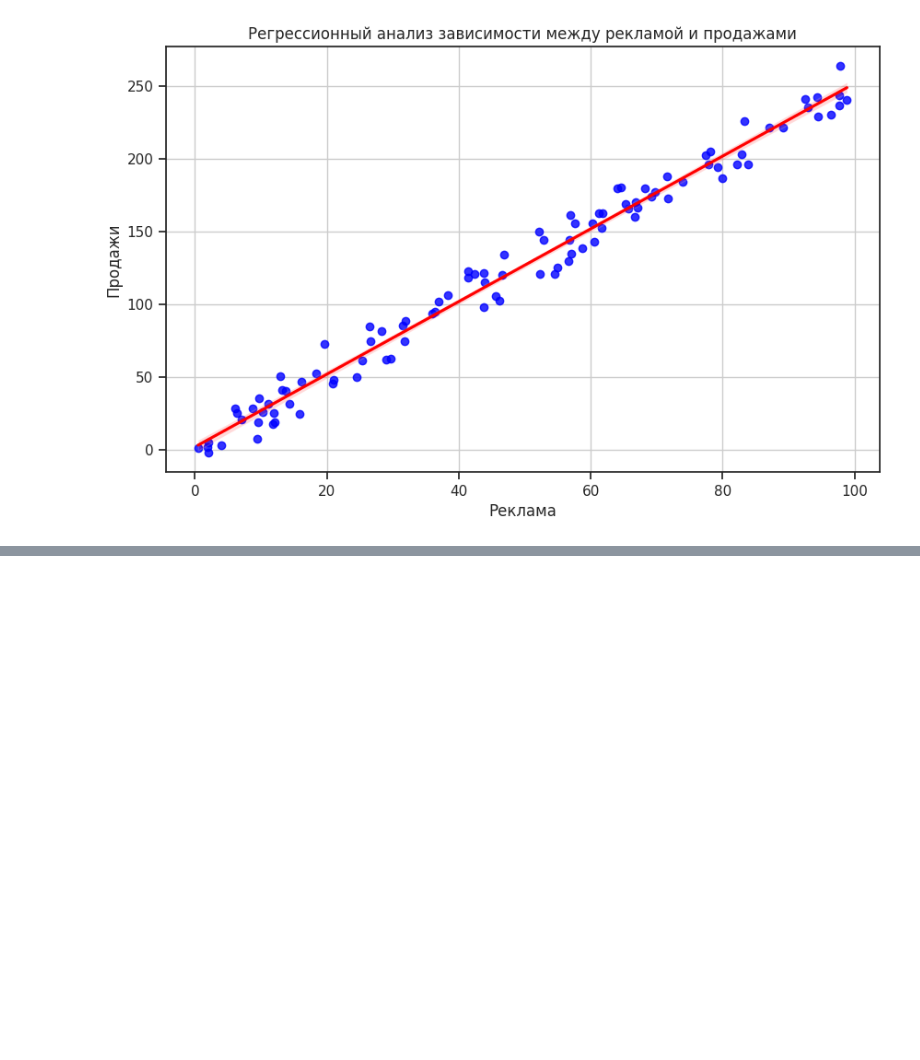
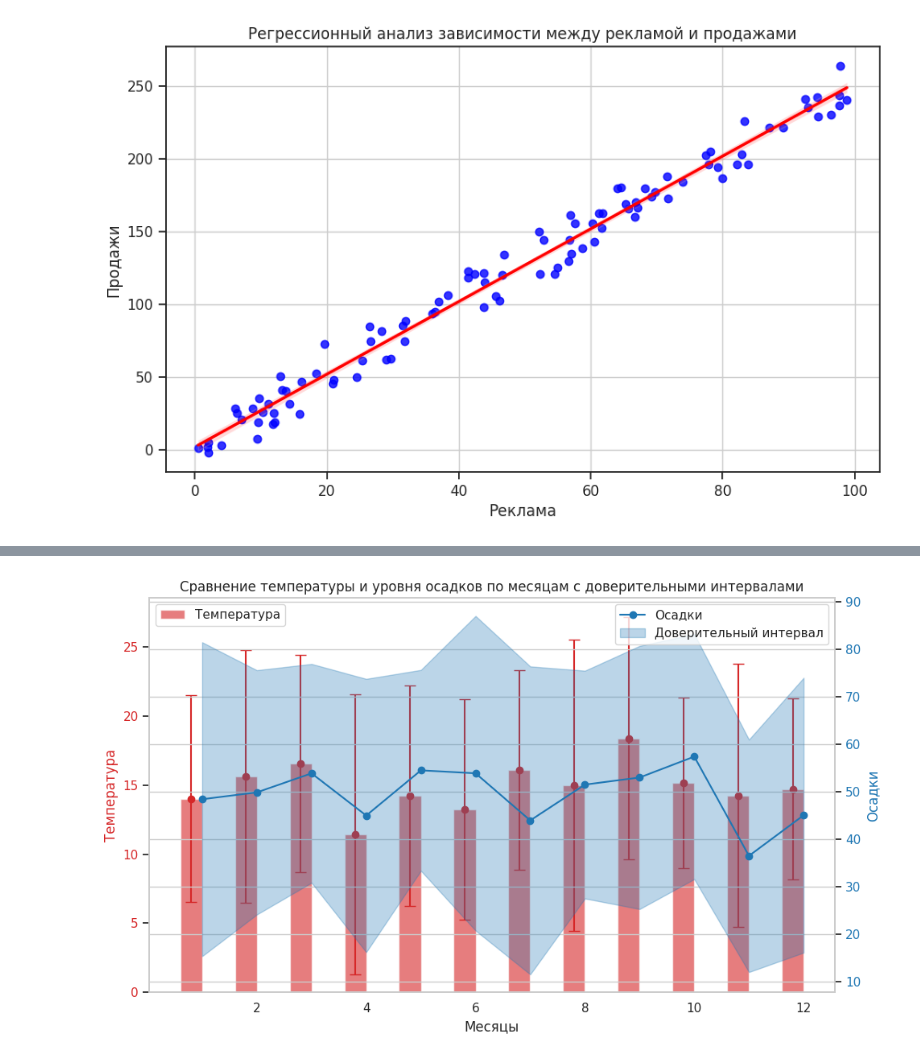
Before and after one commit to Daarlens/ProBook, a Jupyter notebook: Библиотека_Seaborn.ipynb, the cells around one changed output, grey strips where cells are left out. Cells and saved outputs as stored; diff of their text form; code cells hidden in the pictures; blank space fills up the shorter version.

```diff
--- a/Библиотека_Seaborn.ipynb
+++ b/Библиотека_Seaborn.ipynb
@@ -1257,0 +1282,50 @@ plt.show()
+# %%
+import matplotlib.pyplot as plt
+import numpy as np
+import seaborn as sns
+sns.set_style('whitegrid')
+np.random.seed(0)
+months = np.arange(1, 13)  # Месяцы от 1 до 12
+temperature = np.random.uniform(0, 30, size=(10, 12))  # 10 наборов данных для температуры
+precipitation = np.random.uniform(0, 100, size=(10, 12))  # 10 наборов данных для осадков
+
+# Расчет средних значений и доверительных интервалов
+temperature_mean = np.mean(temperature, axis=0)
+temperature_std = np.std(temperature, axis=0)
+precipitation_mean = np.mean(precipitation, axis=0)
+precipitation_std = np.std(precipitation, axis=0)
+
+# Создание фигуры и осей
+fig, ax1 = plt.subplots(figsize=(10, 6))
+
+# Настройка первой оси Y (температура)
+color = 'tab:red'
+ax1.set_xlabel('Месяцы')
+ax1.set_ylabel('Температура', color=color)
+
+# Построение графика с доверительными интервалами для температуры
+ax1.bar(months - 0.2, temperature_mean, width=0.4, color=color, alpha=0.6, label='Температура')
+ax1.errorbar(months - 0.2, temperature_mean, yerr=temperature_std, fmt='o', color=color, capsize=5)
+
+ax1.tick_params(axis='y', labelcolor=color)
+
+# Создание второй оси Y (осадки)
+ax2 = ax1.twinx()  # Создание второй оси Y
+color = 'tab:blue'
+ax2.set_ylabel('Осадки', color=color)
+
+# Построение графика с доверительными интервалами для осадков
+ax2.plot(months, precipitation_mean, color=color, marker='o', label='Осадки')
+ax2.fill_between(months, precipitation_mean - precipitation_std, precipitation_mean + precipitation_std,
+                 color=color, alpha=0.3, label='Доверительный интервал')
+
+ax2.tick_params(axis='y', labelcolor=color)
+plt.title('Сравнение температуры и уровня осадков по месяцам с доверительными интервалами')
+ax1.grid()# сетка
+
+fig.tight_layout()
+ax1.legend(loc='upper left')
+ax2.legend(loc='upper right')
+plt.show()
+# %% [output]
+[figure, added]
```
Also changed, not shown: parts of 16 cells of this notebook.
